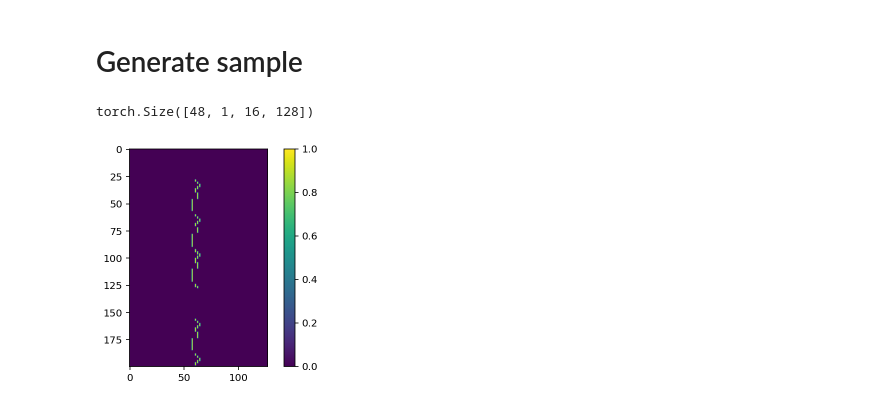
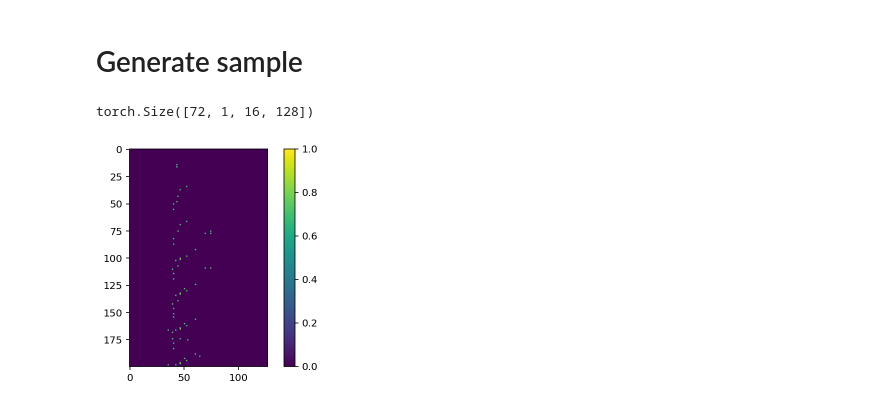
Before and after one commit to supersonicbyte/bsc-midinet, a Jupyter notebook: notebook/midinet.ipynb, the cells around one changed output. Saved outputs shown, nothing was run; the diff lists cells and outputs as text; code cells hidden in the pictures.

```diff
--- a/notebook/midinet.ipynb
+++ b/notebook/midinet.ipynb
@@ -259,12 +262,12 @@ class Generator(nn.Module):
         super(Generator,self).__init__()
         self.nz = nz
         self.pitches = pitches
-        self.filters_number = 256
-        self.filters_number_conditioner = 256
-        self.transpose_filters_number = 512
+        self.filters_number = 128
+        self.filters_number_conditioner = 32
+        self.transpose_filters_number = 160
 
         self.linear0 = LinearLayer(nz, 1024)
-        self.linear1 = LinearLayer(1024,512)
+        self.linear1 = LinearLayer(1024,256)
 
         # Generator transposed convolutions layers
         self.hidden0 = ConvolutionTransposeLayer2d(channels_in=self.transpose_filters_number, channels_out=self.filters_number, kernel=(2,1), stride=2, padding=0)
@@ -293,7 +296,7 @@ class Generator(nn.Module):
         h0 = self.linear0(z)
         h1 = self.linear1(h0)
 
-        h1 = h1.view(batch_size, 256, 2, 1)
+        h1 = h1.view(batch_size, 128, 2, 1)
         h1 = conv_prev_concat(h1, condition_hidden3)
 
         h2 = self.hidden0(h1)
@@ -315,11 +318,11 @@ class Discriminator(nn.Module):
     def __init__(self, pitches=128):
         super(Discriminator,self).__init__()
         self.pitches = pitches
-        self.linear_in = 231 #77
+        self.linear_in = 231#77
 
-        self.hidden0 = ConvolutionLayer2d(channels_in=1, channels_out=27, kernel=(2,128), stride=2, padding=0)
-        #self.hidden2 = ConvolutionLayer2d(channels_in=256, channels_out=256, kernel=(3,1), stride=2, padding=0)
-        self.hidden1 = ConvolutionLayer2d(channels_in=27, channels_out=77, kernel=(4,1), stride=2, padding=0)
+        self.hidden0 = ConvolutionLayer2d(channels_in=1, channels_out=24, kernel=(2,128), stride=2, padding=0)
+        self.hidden1 = ConvolutionLayer2d(channels_in=24, channels_out=24, kernel=(3,1), stride=2, padding=0)
+        self.hidden2 = ConvolutionLayer2d(channels_in=24, channels_out=77, kernel=(3,1), stride=2, padding=0)
         self.linear = nn.Linear(self.linear_in, 1024)
         self.linear2 = nn.Linear(1024,1)
         self.sigmoid = nn.Sigmoid()
@@ -329,8 +332,8 @@ class Discriminator(nn.Module):
         batch_size = x.shape[0]
         h0 = self.hidden0(x)
         fm = h0
-        #h1 = self.hidden2(h0)
         h1 = self.hidden1(h0)
+        h1 = self.hidden2(h0)
         h1 = h1.view(batch_size,-1)
         l = self.linear(h1)
         l = self.lrelu(l)
@@ -351,7 +354,7 @@ def l2_loss(x,y):
 <h1>Train GAN</h1>
 # %%
 lr = 0.0002
-epochs=500
+epochs=200
 nz=100
 betas = (0.5, 0.999)
 
@@ -389,6 +392,7 @@ for epoch in range(epochs):
         netD.zero_grad()
         batch_size = X.size(0)
         output_real, logits_real, fm = netD(X)
+        fm_r = fm.clone()
         real_label = torch.ones_like(logits_real) * 0.9
         errD_real = reduce_mean(criterion(logits_real,real_label))
         D_x = output_real.mean().item()
@@ -412,9 +416,9 @@ for epoch in range(epochs):
         # Update G n_g_train times to make Discriminator weaker
         ###########################
         for _ in range(0,n_g_train):
-            _,_,fm_r = netD(X)
+            noise = torch.rand(batch_size, nz, device=device)
+            fake = netG(noise, X_prev)
             optimizerG.zero_grad()
-            fake = netG(noise,X_prev)
             output, logits, fm_ = netD(fake)
             D_G_z2 = output.mean().item()
             real_label = torch.ones_like(logits)
@@ -425,13 +429,13 @@ for epoch in range(epochs):
             g_loss_image = l2_loss(mean_fake_image, mean_real_image)
             g_loss_image = torch.mul(g_loss_image, lamda1)
             # Feature matching based on first convolution output
-            mean_fm_real = torch.mean(fm_r,0)
+            mean_fm_real = torch.mean(fm,0)
             mean_fm_fake = torch.mean(fm_,0)
             g_loss_fm = l2_loss(mean_fm_fake, mean_fm_real)
             g_loss_fm = torch.mul(g_loss_fm, lamda2)
             # Compute error of G as sum of criterion loss and feature matching loss
             errG = g_loss_fake + g_loss_image + g_loss_fm
-            errG.backward(retain_graph=True)
+            errG.backward(retain_graph=True,inputs=list(netG.parameters()))
             # Update G
             optimizerG.step()
 
@@ -484,37 +489,38 @@ torch.save(netG.state_dict(), "./checkpoint/generator_classical.pth")
 <h1>Generate sample</h1>
 # %%
 iterator = iter(data_loader)
+next(iterator)
 next(iterator)
 next(iterator)
 real_batch = next(iterator)
 print(real_batch[0].shape)
 outputs = []
-for i in range(0,10):
-    noise = torch.randn(BATCH_SIZE,nz).to(device)
+for i in range(0,20):
+    noise = torch.randn(2,nz).to(device)
     if i == 0:
         prev = real_batch[1]
-        outputs.append(netG(noise,prev[0:8]))
+        outputs.append(netG(noise,prev[0:2]))
     else:
         outputs.append(netG(noise,outputs[i - 1]))
 # %% [output]
-torch.Size([48, 1, 16, 128])
+torch.Size([72, 1, 16, 128])
 # %%
 outputs = np.array(outputs)
-melody = [outputs[i].detach().cpu().numpy() for i in range(0,10)]
+melody = [outputs[i].detach().cpu().numpy() for i in range(0,20)]
 melody = np.stack(melody)
 melody = np.concatenate(melody, axis=0)
 melodies = []
 m = melody[0]
 for i in range(1,melody.shape[0]):
     m = np.concatenate((m,melody[i]),axis=1)
 m = m[0,:,0:127]
 m[m > 0.6] = 1
 m = m == 1
 plt.imshow(m[0:200])
 plt.colorbar()
 plt.show()
 melody_track = pypianoroll.BinaryTrack(pianoroll = m)
-multi_track = pypianoroll.Multitrack(resolution=24, tracks=[melody_track])
+multi_track = pypianoroll.Multitrack(tracks=[melody_track],tempo=np.array([[120.0]]),resolution=24)
 pypianoroll.write('./sample.mid', multi_track)
 # %% [output]
-[figure, old version]
+[figure, new version]
```
Also changed, not shown: parts of 8 cells of this notebook, 6 other files.
